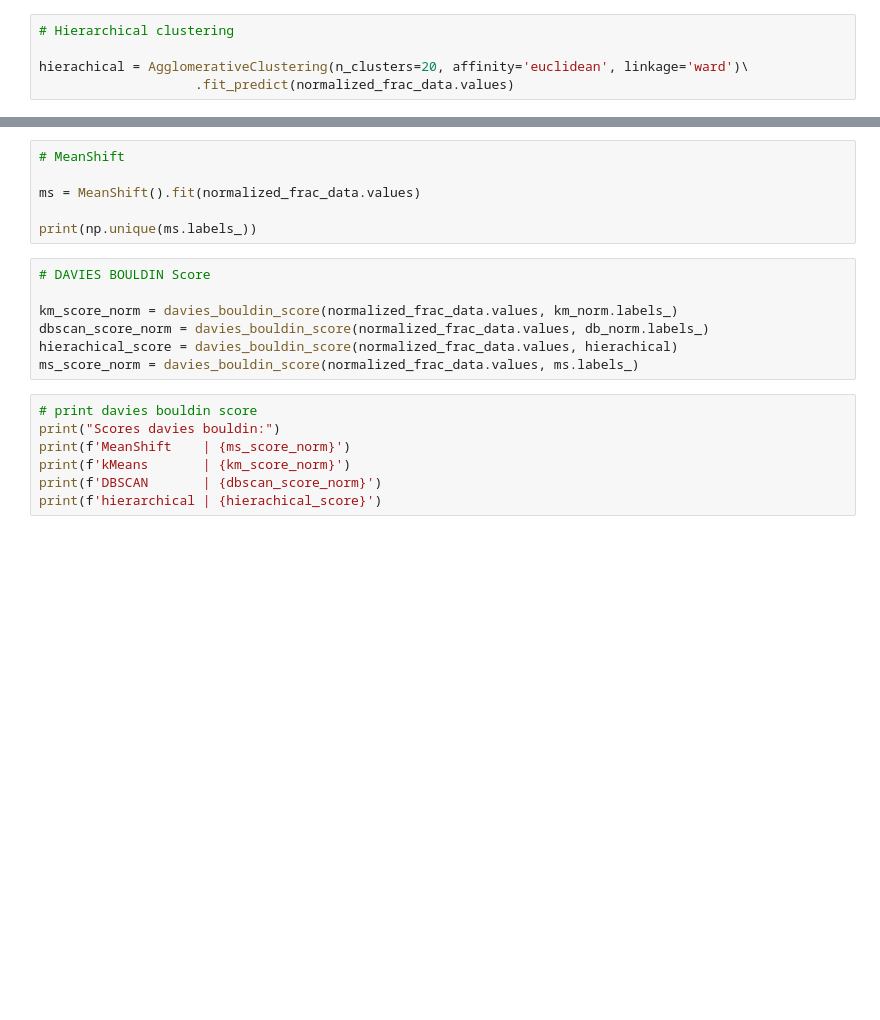
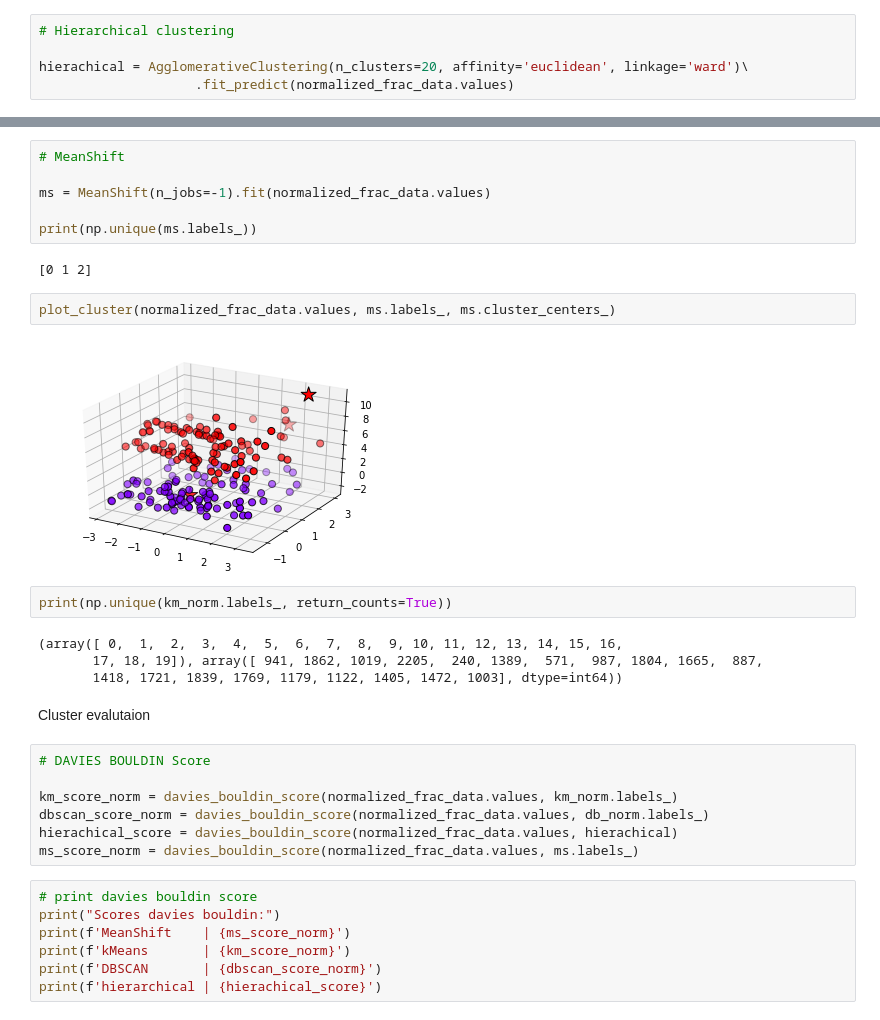
Before and after one commit to strahinja16/ml-clustering, a Jupyter notebook: main.ipynb, the cells around one changed output, grey strips where cells are left out. Cells and saved outputs as stored; diff of their text form; blank space fills up the shorter version.

```diff
--- a/main.ipynb
+++ b/main.ipynb
@@ -81,9 +164,23 @@ print(estimate_bandwidth(normalized_frac_data, n_jobs=-1))
 # %%
 # MeanShift
 
-ms = MeanShift().fit(normalized_frac_data.values)
+ms = MeanShift(n_jobs=-1).fit(normalized_frac_data.values)
 
 print(np.unique(ms.labels_))
+# %% [output]
+[0 1 2]
+# %%
+plot_cluster(normalized_frac_data.values, ms.labels_, ms.cluster_centers_)
+# %% [output]
+[figure, added]
+# %%
+print(np.unique(km_norm.labels_, return_counts=True))
+# %% [output]
+(array([ 0,  1,  2,  3,  4,  5,  6,  7,  8,  9, 10, 11, 12, 13, 14, 15, 16,
+       17, 18, 19]), array([ 941, 1862, 1019, 2205,  240, 1389,  571,  987, 1804, 1665,  887,
+       1418, 1721, 1839, 1769, 1179, 1122, 1405, 1472, 1003], dtype=int64))
+# %% [markdown]
+Cluster evalutaion
 # %%
 # DAVIES BOULDIN Score
 
```
Also changed, not shown: parts of 32 cells of this notebook, 1 other file.
